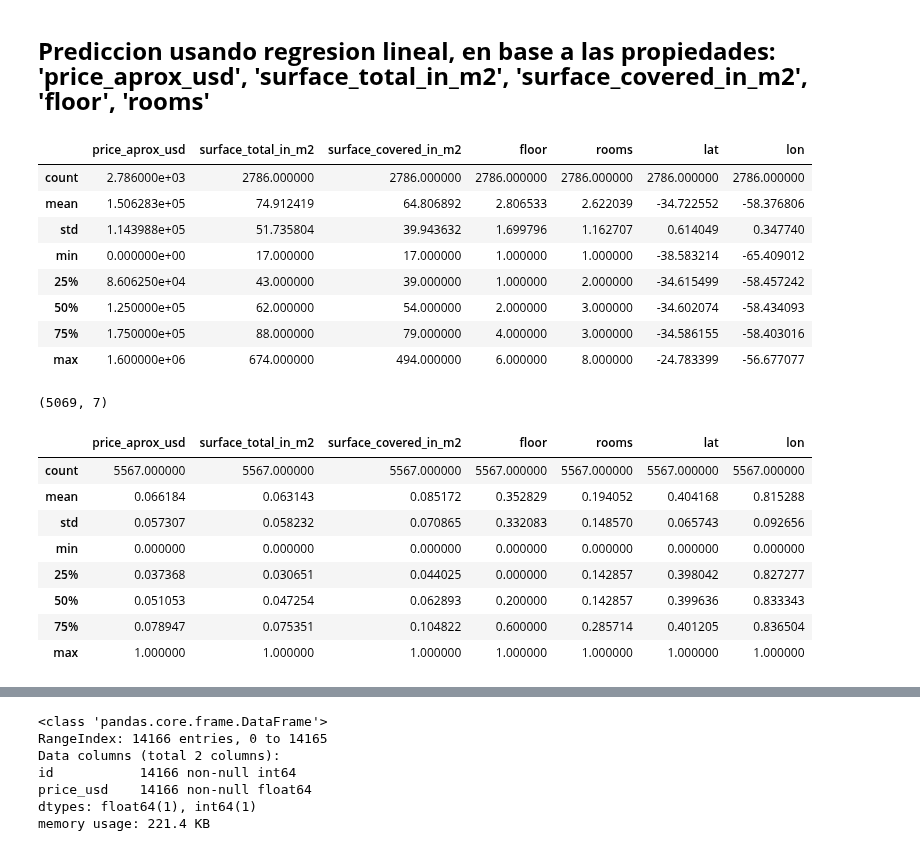
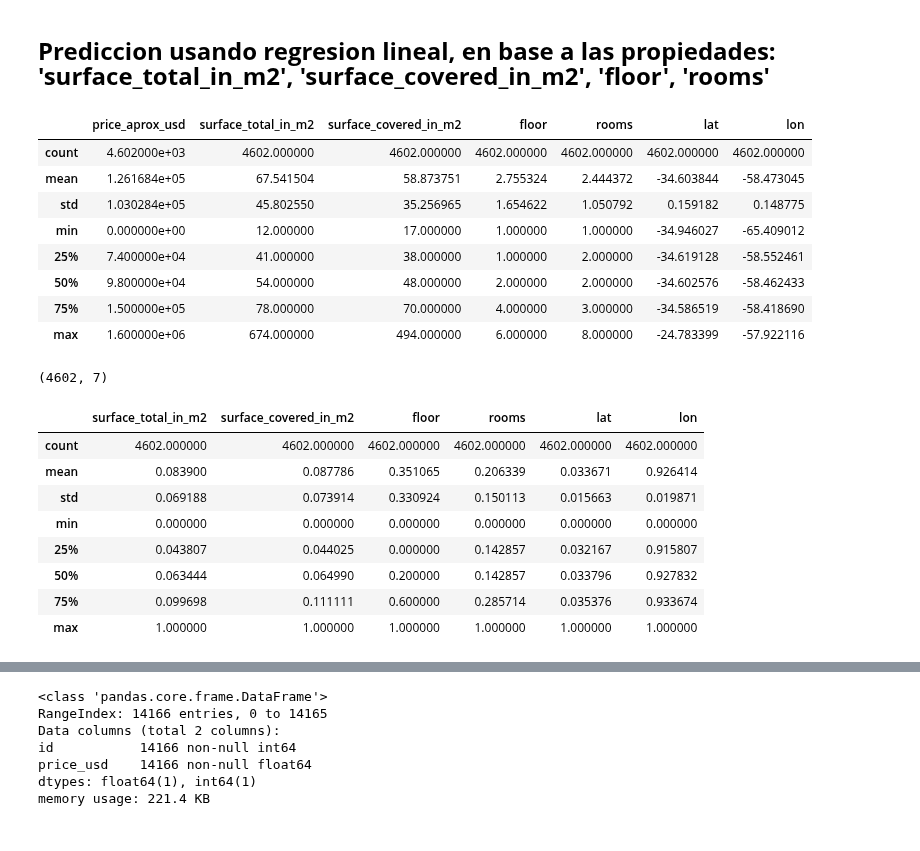
Before and after one commit to nicolaslongo/datos-TP1, a Jupyter notebook: RegresionLineal2016-17.ipynb, the cells around one changed output, grey strips where cells are left out. Cells and saved outputs as stored; diff of their text form; code cells hidden in the pictures.

Commit message:
Nada

```diff
--- a/RegresionLineal2016-17.ipynb
+++ b/RegresionLineal2016-17.ipynb
@@ -83,5 +93,5 @@ memory usage: 1.3+ MB
 # %% [markdown]
-<br><B><FONT FACE="Arial" SIZE="5">Prediccion usando regresion lineal, en base a las propiedades: 'price_aprox_usd', 'surface_total_in_m2', 'surface_covered_in_m2', 'floor', 'rooms'</FONT></B><br/>
+<br><B><FONT FACE="Arial" SIZE="5">Prediccion usando regresion lineal, en base a las propiedades: 'surface_total_in_m2', 'surface_covered_in_m2', 'floor', 'rooms'</FONT></B><br/>
 # %%
 data_float = data.loc[:, ['price_aprox_usd', 'surface_total_in_m2', 'surface_covered_in_m2',\
                           'floor', 'rooms', 'lat', 'lon']].dropna(axis= 0, how='any')
@@ -89,10 +99,10 @@ data_float = data.loc[:, ['price_aprox_usd', 'surface_total_in_m2', 'surface_cov
 
 #filtro
 data_float = \
-data_float.loc[((data_float.surface_total_in_m2 >= 15.0) & (data_float.surface_total_in_m2 <= 1000.0)) & \
-               ((data_float.surface_covered_in_m2 >= 15.0) & (data_float.surface_covered_in_m2 <= 500.0)) & \
+data_float.loc[((data_float.surface_total_in_m2 >= 10.0) & (data_float.surface_total_in_m2 <= 1000.0)) & \
+               ((data_float.surface_covered_in_m2 >= 15.0) & (data_float.surface_covered_in_m2 <= 800.0)) & \
                ((data_float.floor >= 1.0) & (data_float.floor <= 6.0)) & \
-               ((data_float.rooms >= 1.0) & (data_float.rooms <= 8.0)), :]
+               ((data_float.rooms >= 1.0) & (data_float.rooms <= 12.0)), :]
 
 
 #test_float = test_float.loc[(test_float.surface_total_in_m2 >= 42.0) & (test_float.surface_total_in_m2 <= 88.0), :]
@@ -104,11 +114,11 @@ data_float.loc[((data_float.surface_total_in_m2 >= 15.0) & (data_float.surface_t
 data_float.describe()
 # %% [output]
 |  | price_aprox_usd | surface_total_in_m2 | surface_covered_in_m2 | floor | rooms | lat | lon |
-| count | 2.786000e+03 | 2786.000000 | 2786.000000 | 2786.000000 | 2786.000000 | 2786.000000 | 2786.000000 |
-| mean | 1.506283e+05 | 74.912419 | 64.806892 | 2.806533 | 2.622039 | -34.722552 | -58.376806 |
-| std | 1.143988e+05 | 51.735804 | 39.943632 | 1.699796 | 1.162707 | 0.614049 | 0.347740 |
-| min | 0.000000e+00 | 17.000000 | 17.000000 | 1.000000 | 1.000000 | -38.583214 | -65.409012 |
-| 25% | 8.606250e+04 | 43.000000 | 39.000000 | 1.000000 | 2.000000 | -34.615499 | -58.457242 |
-| 50% | 1.250000e+05 | 62.000000 | 54.000000 | 2.000000 | 3.000000 | -34.602074 | -58.434093 |
-| 75% | 1.750000e+05 | 88.000000 | 79.000000 | 4.000000 | 3.000000 | -34.586155 | -58.403016 |
-| max | 1.600000e+06 | 674.000000 | 494.000000 | 6.000000 | 8.000000 | -24.783399 | -56.677077 |
+| count | 4.602000e+03 | 4602.000000 | 4602.000000 | 4602.000000 | 4602.000000 | 4602.000000 | 4602.000000 |
+| mean | 1.261684e+05 | 67.541504 | 58.873751 | 2.755324 | 2.444372 | -34.603844 | -58.473045 |
+| std | 1.030284e+05 | 45.802550 | 35.256965 | 1.654622 | 1.050792 | 0.159182 | 0.148775 |
+| min | 0.000000e+00 | 12.000000 | 17.000000 | 1.000000 | 1.000000 | -34.946027 | -65.409012 |
+| 25% | 7.400000e+04 | 41.000000 | 38.000000 | 1.000000 | 2.000000 | -34.619128 | -58.552461 |
+| 50% | 9.800000e+04 | 54.000000 | 48.000000 | 2.000000 | 2.000000 | -34.602576 | -58.462433 |
+| 75% | 1.500000e+05 | 78.000000 | 70.000000 | 4.000000 | 3.000000 | -34.586519 | -58.418690 |
+| max | 1.600000e+06 | 674.000000 | 494.000000 | 6.000000 | 8.000000 | -24.783399 | -57.922116 |
@@ -124,27 +125,31 @@ data_float.describe()
-# %%
-data_float.shape
-# %% [output]
-(5069, 7)
+# %%
+# actualmente trabajamos con 4602 entries
+data_float.shape
+# %% [output]
+(4602, 7)
 # %%
+# proceso de normalización de los datos. Por ahora no lo estamos usando, no nos mejoró nada
 import pandas as pd
 from sklearn import preprocessing
 
+data_float_reduced = data_float.loc[:, ['surface_total_in_m2', 'surface_covered_in_m2', 'floor', 'rooms',\
+                      'lat', 'lon']]
 min_max_scaler = preprocessing.MinMaxScaler()
-np_scaled = min_max_scaler.fit_transform(data_float)
+np_scaled = min_max_scaler.fit_transform(data_float_reduced)
 data_float_norm = pd.DataFrame(np_scaled)
-data_float_norm.columns=['price_aprox_usd', 'surface_total_in_m2', 'surface_covered_in_m2', 'floor', 'rooms',\
+data_float_norm.columns=['surface_total_in_m2', 'surface_covered_in_m2', 'floor', 'rooms',\
                       'lat', 'lon']
 data_float_norm.describe()
 # %% [output]
-|  | price_aprox_usd | surface_total_in_m2 | surface_covered_in_m2 | floor | rooms | lat | lon |
-| count | 5567.000000 | 5567.000000 | 5567.000000 | 5567.000000 | 5567.000000 | 5567.000000 | 5567.000000 |
-| mean | 0.066184 | 0.063143 | 0.085172 | 0.352829 | 0.194052 | 0.404168 | 0.815288 |
-| std | 0.057307 | 0.058232 | 0.070865 | 0.332083 | 0.148570 | 0.065743 | 0.092656 |
-| min | 0.000000 | 0.000000 | 0.000000 | 0.000000 | 0.000000 | 0.000000 | 0.000000 |
-| 25% | 0.037368 | 0.030651 | 0.044025 | 0.000000 | 0.142857 | 0.398042 | 0.827277 |
-| 50% | 0.051053 | 0.047254 | 0.062893 | 0.200000 | 0.142857 | 0.399636 | 0.833343 |
-| 75% | 0.078947 | 0.075351 | 0.104822 | 0.600000 | 0.285714 | 0.401205 | 0.836504 |
-| max | 1.000000 | 1.000000 | 1.000000 | 1.000000 | 1.000000 | 1.000000 | 1.000000 |
+|  | surface_total_in_m2 | surface_covered_in_m2 | floor | rooms | lat | lon |
+| count | 4602.000000 | 4602.000000 | 4602.000000 | 4602.000000 | 4602.000000 | 4602.000000 |
+| mean | 0.083900 | 0.087786 | 0.351065 | 0.206339 | 0.033671 | 0.926414 |
+| std | 0.069188 | 0.073914 | 0.330924 | 0.150113 | 0.015663 | 0.019871 |
+| min | 0.000000 | 0.000000 | 0.000000 | 0.000000 | 0.000000 | 0.000000 |
+| 25% | 0.043807 | 0.044025 | 0.000000 | 0.142857 | 0.032167 | 0.915807 |
+| 50% | 0.063444 | 0.064990 | 0.200000 | 0.142857 | 0.033796 | 0.927832 |
+| 75% | 0.099698 | 0.111111 | 0.600000 | 0.285714 | 0.035376 | 0.933674 |
+| max | 1.000000 | 1.000000 | 1.000000 | 1.000000 | 1.000000 | 1.000000 |
 # %%
 # para evitar la normalización meter esos hashtags acá
 #data_float = data_float_norm
```
Also changed, not shown: parts of 25 cells of this notebook, 1 other file.
